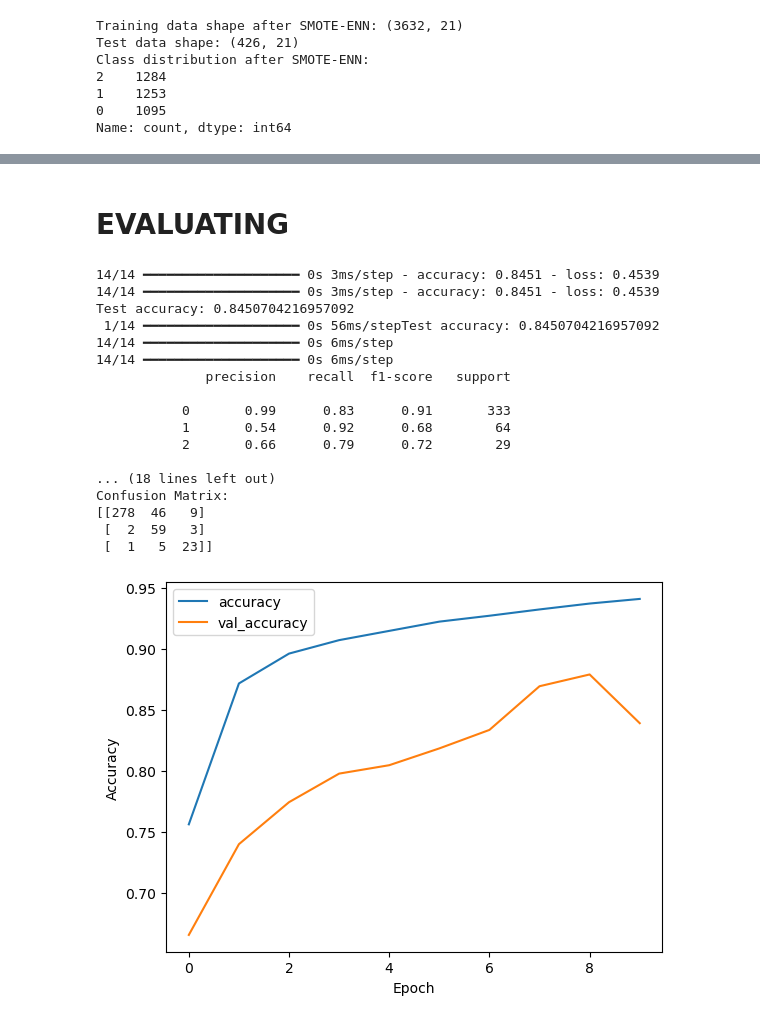
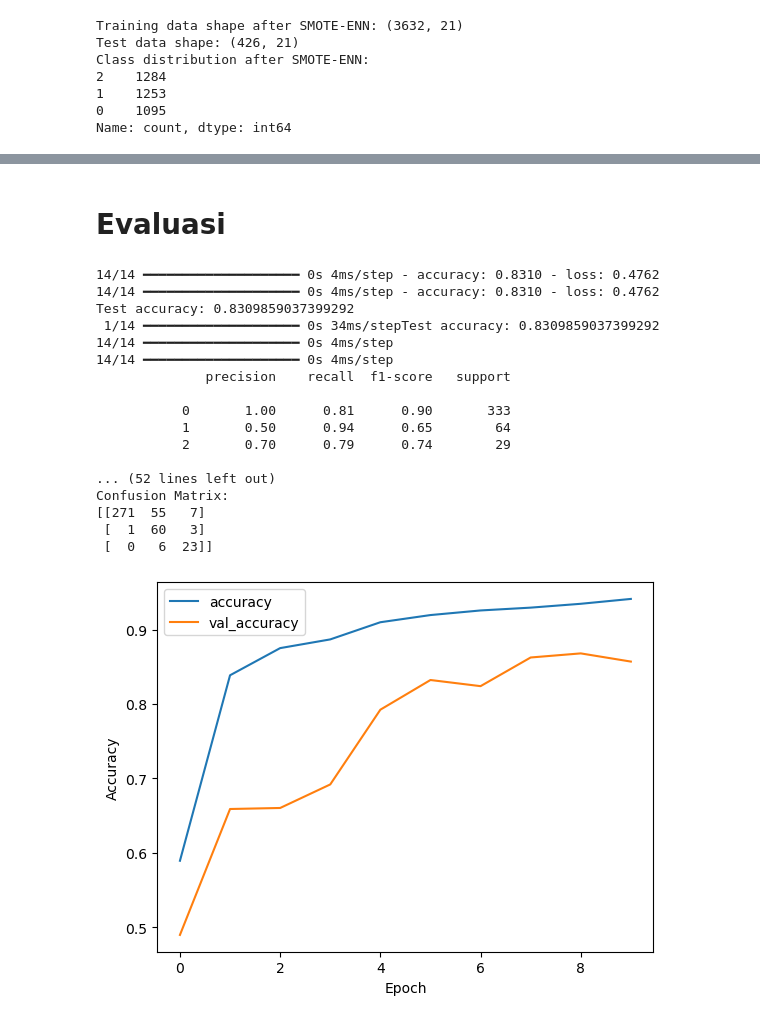
Before and after one commit to wildanjr19/5th-college, a Jupyter notebook: Jaringan Syaraf Tiruan/project/Classification_Fetal.ipynb, the cells around one changed output, grey strips where cells are left out. Saved outputs shown, nothing was run; the diff lists cells and outputs as text; code cells hidden in the pictures.

```diff
--- a/Jaringan Syaraf Tiruan/project/Classification_Fetal.ipynb
+++ b/Jaringan Syaraf Tiruan/project/Classification_Fetal.ipynb
@@ -84,20 +96,17 @@ Name: count, dtype: int64
 # %%
 # Eksperimen Perbandingan Konfigurasi Model
-import tensorflow as tf
-from tensorflow.keras import layers
-import numpy as np
-from sklearn.metrics import classification_report
 
-# Daftar konfigurasi untuk eksperimen
+# Daftar konfigurasi untuk eksperimen dengan learning rate yang sama (0.001)
+learning_rate = 0.001
 optimizers = ['adam', 'sgd', 'rmsprop']
 activations = ['relu', 'tanh', 'sigmoid']
 
 # Simpan hasil eksperimen
 results = []
 
-for opt in optimizers:
+for opt_name in optimizers:
     for act in activations:
-        print(f"\n--- Eksperimen: Optimizer={opt}, Activation={act} ---")
+        print(f"\n--- Eksperimen: Optimizer={opt_name}, Activation={act} ---")
 
         # Buat model
         model = tf.keras.Sequential([
@@ -106,13 +115,24 @@ for opt in optimizers:
             layers.Dense(len(np.unique(y)), activation='softmax')
         ])
 
+        # Buat optimizer baru untuk setiap model
+        if opt_name == 'adam':
+            opt_obj = tf.keras.optimizers.Adam(learning_rate=learning_rate)
+        elif opt_name == 'sgd':
+            opt_obj = tf.keras.optimizers.SGD(learning_rate=learning_rate)
+        elif opt_name == 'rmsprop':
+            opt_obj = tf.keras.optimizers.RMSprop(learning_rate=learning_rate)
+
         # Compile model
-        model.compile(optimizer=opt,
+        model.compile(optimizer=opt_obj,
                       loss='sparse_categorical_crossentropy',
                       metrics=['accuracy'])
 
         # Train model
+        start_time = time.time()
         history = model.fit(X_train, y_train, epochs=10, batch_size=32, validation_split=0.2, verbose=0)
+        end_time = time.time()
+        runtime = end_time - start_time
 
         # Evaluate
         test_loss, test_acc = model.evaluate(X_test, y_test, verbose=0)
@@ -129,16 +149,17 @@ for opt in optimizers:
 
         # Simpan hasil
         results.append({
-            'optimizer': opt,
+            'optimizer': opt_name,
             'activation': act,
             'test_accuracy': test_acc,
             'test_loss': test_loss,
             'precision': precision,
             'recall': recall,
             'f1_score': f1_score,
+            'runtime': runtime,
             'history': history.history
         })
 
-        print(f"Test Accuracy: {test_acc:.4f}, Precision: {precision:.4f}, Recall: {recall:.4f}, F1-Score: {f1_score:.4f}")
+        print(f"Test Accuracy: {test_acc:.4f}, Precision: {precision:.4f}, Recall: {recall:.4f}, F1-Score: {f1_score:.4f}, Runtime: {runtime:.2f} seconds")
 # %% [output]
 --- Eksperimen: Optimizer=adam, Activation=relu ---
@@ -161,5 +194,5 @@ Test Accuracy: 0.8052, Precision: 0.6685, Recall: 0.8119, F1-Score: 0.7094
 # %% [markdown]
-# EVALUATING
+# Evaluasi
 # %%
 # Evaluating
 # Evaluating the best model
@@ -170,7 +203,16 @@ best_model = tf.keras.Sequential([
     layers.Dense(len(np.unique(y)), activation='softmax')
 ])
 
-best_model.compile(optimizer=best_config['optimizer'],
+# Set optimizer with the same learning rate (0.001) for fairness
+learning_rate = 0.001
+if best_config['optimizer'] == 'adam':
+    opt = tf.keras.optimizers.Adam(learning_rate=learning_rate)
+elif best_config['optimizer'] == 'sgd':
+    opt = tf.keras.optimizers.SGD(learning_rate=learning_rate)
+elif best_config['optimizer'] == 'rmsprop':
+    opt = tf.keras.optimizers.RMSprop(learning_rate=learning_rate)
+
+best_model.compile(optimizer=opt,
                    loss='sparse_categorical_crossentropy',
                    metrics=['accuracy'])
 
@@ -178,46 +220,46 @@ best_model.compile(optimizer=best_config['optimizer'],
 history = best_model.fit(X_train, y_train, epochs=10, batch_size=32, validation_split=0.2, verbose=0)
 
 # Evaluate on test data
 test_loss, test_acc = best_model.evaluate(X_test, y_test)
 print(f'Test accuracy: {test_acc}')
 
 # Predictions
 y_pred = best_model.predict(X_test)
 y_pred_classes = np.argmax(y_pred, axis=1)
 
 # Classification report
 print(classification_report(y_test, y_pred_classes))
 
 # Confusion matrix
 cm = confusion_matrix(y_test, y_pred_classes)
 print("Confusion Matrix:")
 print(cm)
 
 # Plot training history
 plt.plot(history.history['accuracy'], label='accuracy')
 plt.plot(history.history['val_accuracy'], label='val_accuracy')
 plt.xlabel('Epoch')
 plt.ylabel('Accuracy')
 plt.legend()
 plt.show()
 # %% [output]
-14/14 ━━━━━━━━━━━━━━━━━━━━ 0s 3ms/step - accuracy: 0.8451 - loss: 0.4539
-14/14 ━━━━━━━━━━━━━━━━━━━━ 0s 3ms/step - accuracy: 0.8451 - loss: 0.4539
-Test accuracy: 0.8450704216957092
- 1/14 ━━━━━━━━━━━━━━━━━━━━ 0s 56ms/stepTest accuracy: 0.8450704216957092
-14/14 ━━━━━━━━━━━━━━━━━━━━ 0s 6ms/step
-14/14 ━━━━━━━━━━━━━━━━━━━━ 0s 6ms/step
+14/14 ━━━━━━━━━━━━━━━━━━━━ 0s 4ms/step - accuracy: 0.8310 - loss: 0.4762
+14/14 ━━━━━━━━━━━━━━━━━━━━ 0s 4ms/step - accuracy: 0.8310 - loss: 0.4762
+Test accuracy: 0.8309859037399292
+ 1/14 ━━━━━━━━━━━━━━━━━━━━ 0s 34ms/stepTest accuracy: 0.8309859037399292
+14/14 ━━━━━━━━━━━━━━━━━━━━ 0s 4ms/step
+14/14 ━━━━━━━━━━━━━━━━━━━━ 0s 4ms/step
               precision    recall  f1-score   support
 
-           0       0.99      0.83      0.91       333
-           1       0.54      0.92      0.68        64
-           2       0.66      0.79      0.72        29
+           0       1.00      0.81      0.90       333
+           1       0.50      0.94      0.65        64
+           2       0.70      0.79      0.74        29
 
-... (18 lines left out)
+... (52 lines left out)
 Confusion Matrix:
-[[278  46   9]
- [  2  59   3]
- [  1   5  23]]
+[[271  55   7]
+ [  1  60   3]
+ [  0   6  23]]
-[figure, old version]
+[figure, new version]
 # %%
 # Pelaporan Performa Eksperimen
```
Also changed, not shown: parts of 21 cells of this notebook.
